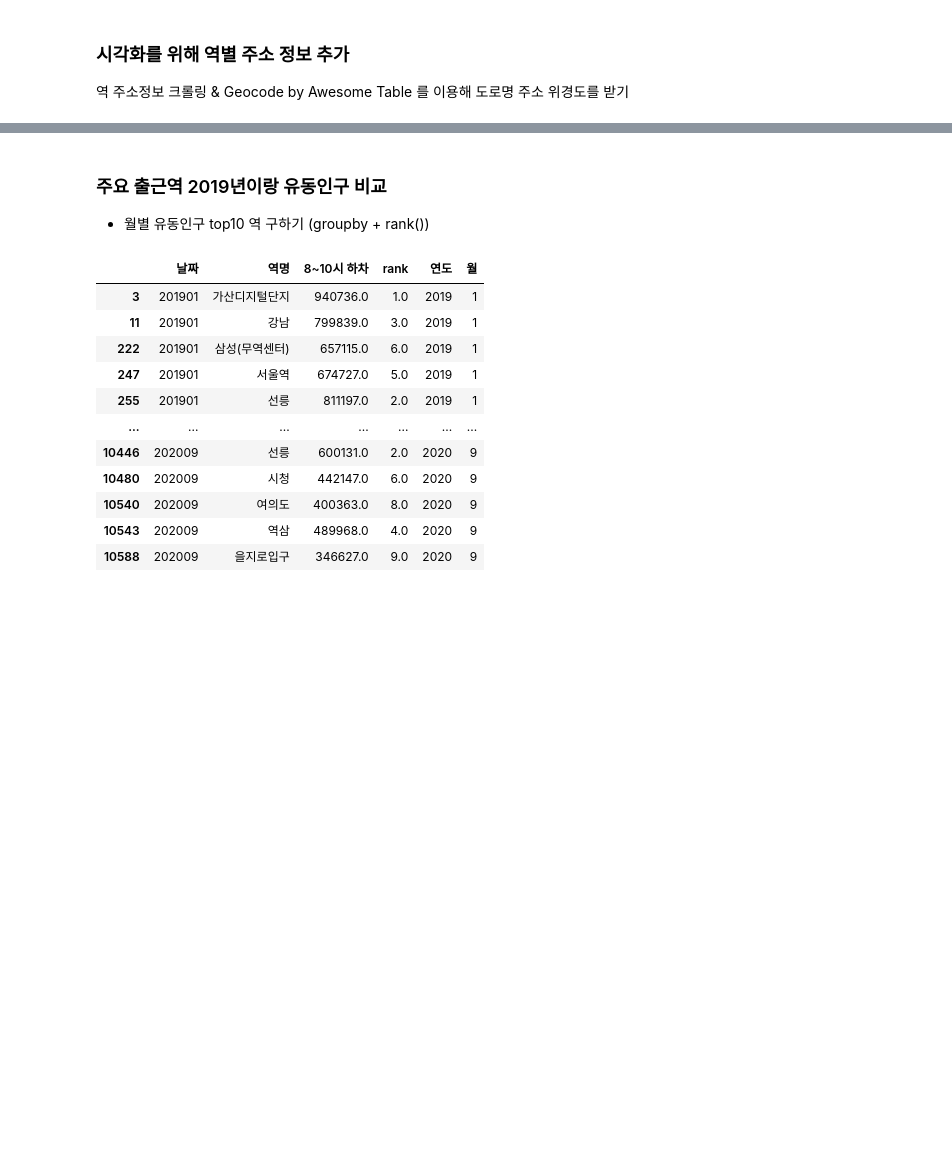
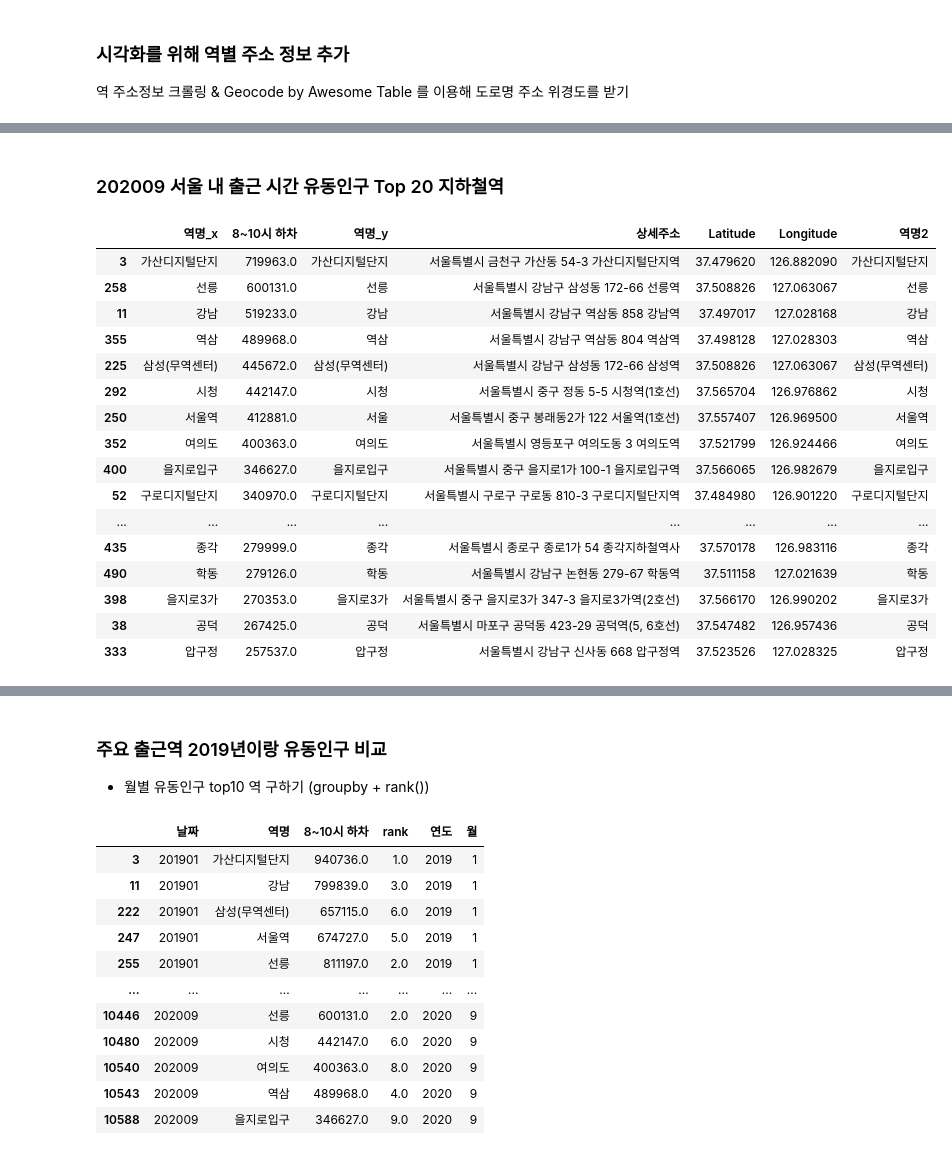
Before and after one commit to choihana/covid19_visualize, a Jupyter notebook: visualize.ipynb, the cells around one changed output, grey strips where cells are left out. Drawn from its saved outputs; the diff is of its cells as text; code cells hidden in the pictures; blank space fills up the shorter version.

```diff
--- a/visualize.ipynb
+++ b/visualize.ipynb
@@ -221,0 +215,3 @@ ad
+# %%
+# 가장 최근 2020년 9월 유동인구 시각화
+d2009=df.loc[df['날짜'] == '202009',['역명','8~10시 하차']]
@@ -221,0 +314,32 @@ ad
+# %%
+def change(name):
+    if name == '서울':
+        return "서울역"
+    elif name == '교대(법원·검찰청)':
+        return "교대(법원.검찰청)"
+    elif name == '종로3가(탑골공원)':
+        return '종로3가'
+    elif name == '남한산성입구(성남법원•검찰청)':
+        return '남한산성입구(성남법원.검찰청)'
+    elif name == '흑석':
+        return '흑석(중앙대입구)'
+    elif name == '동작':
+        return '동작(현충원)'
+    elif name == '올림픽공원':
+        return '올림픽공원(한국체대)'
+    elif name == '낙성대':
+        return '낙성대(강감찬)'
+    elif name ==  '동대문역사문화공원':
+        return '동대문역사문화공원(DDP)'
+    elif name == '용마산':
+        return '용마산(용마폭포공원)'
+    elif name =='마곡나루':
+        return '마곡나루(서울식물원)'
+    else:
+        return name
+
+ad['역명2']=ad['역명'].apply(change)
+# %%
+# 중복제거해주자
+ad=ad.drop_duplicates('역명2')
+ad
@@ -221,0 +362,3 @@ ad
+# %%
+merged=d2009.merge(ad,left_on='역명',right_on='역명2',how='left')
+merged
@@ -221,0 +474,23 @@ ad
+# %% [markdown]
+### 202009 서울 내 출근 시간 유동인구 Top 20 지하철역
+# %%
+d2009_top20=merged.sort_values('8~10시 하차',ascending=False).head(20)
+d2009_top20
+# %% [output]
+|  | 역명_x | 8~10시 하차 | 역명_y | 상세주소 | Latitude | Longitude | 역명2 |
+| 3 | 가산디지털단지 | 719963.0 | 가산디지털단지 | 서울특별시 금천구 가산동 54-3 가산디지털단지역 | 37.479620 | 126.882090 | 가산디지털단지 |
+| 258 | 선릉 | 600131.0 | 선릉 | 서울특별시 강남구 삼성동 172-66 선릉역 | 37.508826 | 127.063067 | 선릉 |
+| 11 | 강남 | 519233.0 | 강남 | 서울특별시 강남구 역삼동 858 강남역 | 37.497017 | 127.028168 | 강남 |
+| 355 | 역삼 | 489968.0 | 역삼 | 서울특별시 강남구 역삼동 804 역삼역 | 37.498128 | 127.028303 | 역삼 |
+| 225 | 삼성(무역센터) | 445672.0 | 삼성(무역센터) | 서울특별시 강남구 삼성동 172-66 삼성역 | 37.508826 | 127.063067 | 삼성(무역센터) |
+| 292 | 시청 | 442147.0 | 시청 | 서울특별시 중구 정동 5-5 시청역(1호선) | 37.565704 | 126.976862 | 시청 |
+| 250 | 서울역 | 412881.0 | 서울 | 서울특별시 중구 봉래동2가 122 서울역(1호선) | 37.557407 | 126.969500 | 서울역 |
+| 352 | 여의도 | 400363.0 | 여의도 | 서울특별시 영등포구 여의도동 3 여의도역 | 37.521799 | 126.924466 | 여의도 |
+| 400 | 을지로입구 | 346627.0 | 을지로입구 | 서울특별시 중구 을지로1가 100-1 을지로입구역 | 37.566065 | 126.982679 | 을지로입구 |
+| 52 | 구로디지털단지 | 340970.0 | 구로디지털단지 | 서울특별시 구로구 구로동 810-3 구로디지털단지역 | 37.484980 | 126.901220 | 구로디지털단지 |
+| ... | ... | ... | ... | ... | ... | ... | ... |
+| 435 | 종각 | 279999.0 | 종각 | 서울특별시 종로구 종로1가 54 종각지하철역사 | 37.570178 | 126.983116 | 종각 |
+| 490 | 학동 | 279126.0 | 학동 | 서울특별시 강남구 논현동 279-67 학동역 | 37.511158 | 127.021639 | 학동 |
+| 398 | 을지로3가 | 270353.0 | 을지로3가 | 서울특별시 중구 을지로3가 347-3 을지로3가역(2호선) | 37.566170 | 126.990202 | 을지로3가 |
+| 38 | 공덕 | 267425.0 | 공덕 | 서울특별시 마포구 공덕동 423-29 공덕역(5, 6호선) | 37.547482 | 126.957436 | 공덕 |
+| 333 | 압구정 | 257537.0 | 압구정 | 서울특별시 강남구 신사동 668 압구정역 | 37.523526 | 127.028325 | 압구정 |
```
Also changed, not shown: parts of 34 cells of this notebook, 1 other file.
